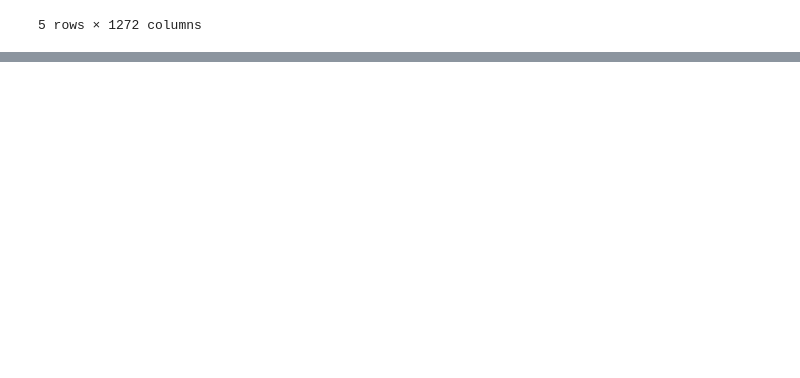
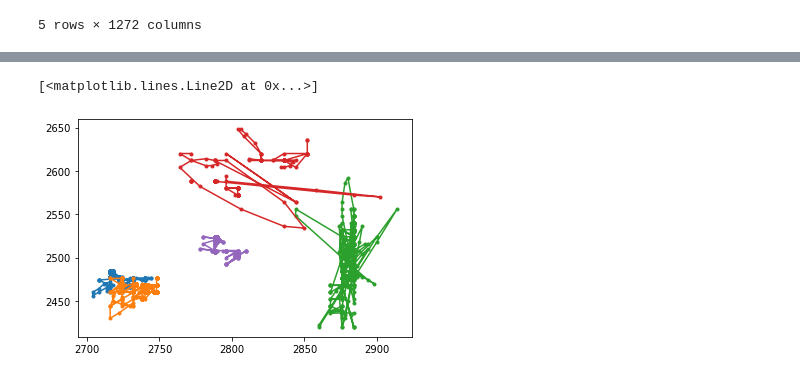
Before and after one commit to felixhol/biteOscope, a Jupyter notebook: playground/DLC_maPlots_renewID.ipynb, the cells around one changed output, grey strips where cells are left out. Cells and saved outputs as stored; diff of their text form; code cells hidden in the pictures; blank space fills up the shorter version.

```diff
--- a/playground/DLC_maPlots_renewID.ipynb
+++ b/playground/DLC_maPlots_renewID.ipynb
@@ -101,0 +111,10 @@ D.head()
+# %%
+ind = 'm34'
+plt.plot(D[scorer][ind]['abdomenC'].x, D[scorer][ind]['abdomenC'].y,'.-')
+plt.plot(D[scorer][ind]['abdomenR'].x, D[scorer][ind]['abdomenR'].y,'.-')
+plt.plot(D[scorer][ind]['rightForeLeg1'].x, D[scorer][ind]['rightForeLeg1'].y,'.-')
+plt.plot(D[scorer][ind]['leftForeLeg1'].x, D[scorer][ind]['leftForeLeg1'].y,'.-')
+plt.plot(D[scorer][ind]['head'].x, D[scorer][ind]['head'].y,'.-')
+# %% [output]
+[<matplotlib.lines.Line2D at 0x...>]
+[figure, added]
```
Also changed, not shown: parts of 3 cells of this notebook.
